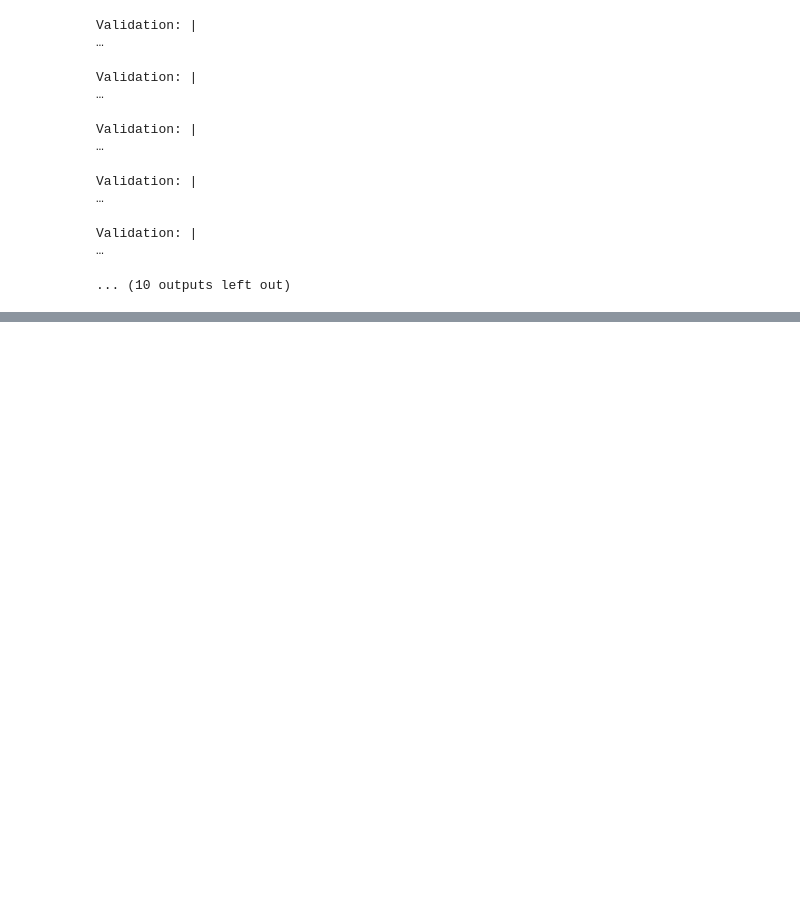
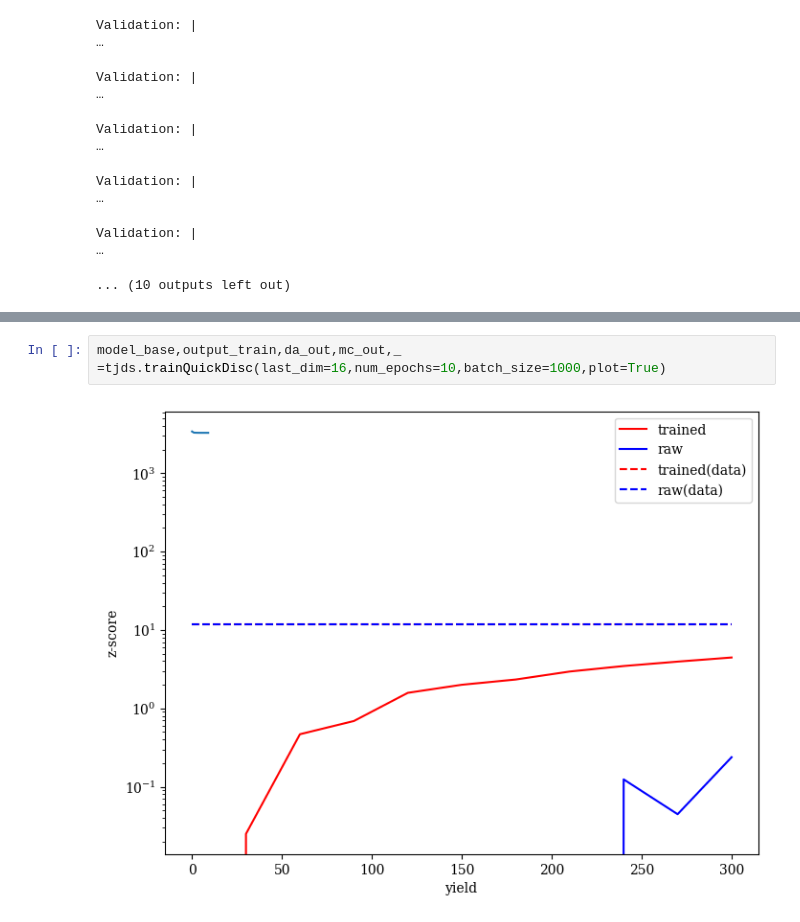
Before and after one commit to SamBT/phlab-neurips25, a Jupyter notebook: experiments/toyjet/ToyMahaDataMCIntegrated.ipynb, the cells around one changed output, grey strips where cells are left out. Saved outputs shown, nothing was run; the diff lists cells and outputs as text; blank space fills up the shorter version.

```diff
--- a/experiments/toyjet/ToyMahaDataMCIntegrated.ipynb
+++ b/experiments/toyjet/ToyMahaDataMCIntegrated.ipynb
@@ -207,0 +209,4 @@ ValueError: not enough values to unpack (expected 6, got 5)
+# %%
+model_base,output_train,da_out,mc_out,_ =tjds.trainQuickDisc(last_dim=16,num_epochs=10,batch_size=1000,plot=True)
+# %% [output]
+[figure, added]
```
Also changed, not shown: parts of 11 cells of this notebook, 2 other files.
